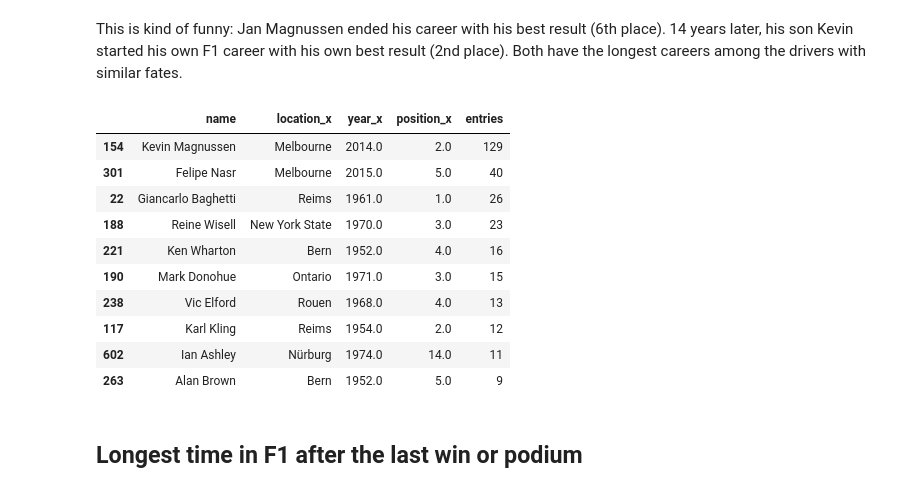
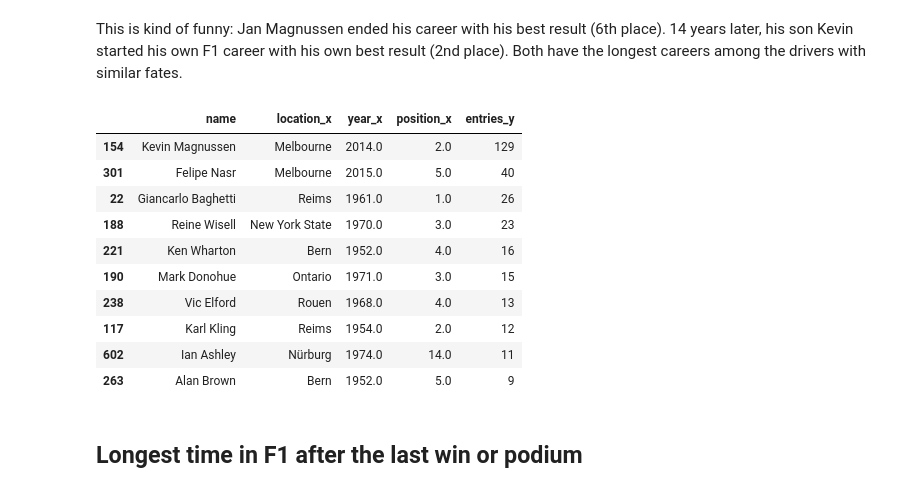
Before and after one commit to michalkasparek/f1-stats, a Jupyter notebook: Career Beginnings and Endings.ipynb, the cells around one changed output. Saved outputs shown, nothing was run; the diff lists cells and outputs as text; code cells hidden in the pictures.

```diff
--- a/Career Beginnings and Endings.ipynb
+++ b/Career Beginnings and Endings.ipynb
@@ -20,4 +20,4 @@ firstRaces = firstRaces[~firstRaces.name.isin(firstGPdrivers)]
 
 firstRaces = firstRaces[~firstRaces.name.isin(driversIndyOnly)]
 
-firstRaces = firstRaces[["name", "year", "location", "position"]].sort_values(by=["year", "position"])
+firstRaces = firstRaces.sort_values(by=["year", "position"])
@@ -155,11 +127,11 @@ bestFirstRaces = bestFirstRaces[bestFirstRaces["position_x"] == bestFirstRaces["
 
 bestFirstRaces = bestFirstRaces[bestFirstRaces["location_x"] == bestFirstRaces["location_y"]]
 
-bestFirstRaces = bestFirstRaces[bestFirstRaces["entries"] > 1]
+bestFirstRaces = bestFirstRaces[bestFirstRaces["entries_y"] > 1]
 # %%
-bestFirstRaces[["name", "location_x", "year_x", "position_x", "entries"]].dropna().sort_values(by="entries", ascending=False).head(10)
+bestFirstRaces[["name", "location_x", "year_x", "position_x", "entries_y"]].dropna().sort_values(by="entries_y", ascending=False).head(10)
 # %% [output]
-|  | name | location_x | year_x | position_x | entries |
+|  | name | location_x | year_x | position_x | entries_y |
 | 154 | Kevin Magnussen | Melbourne | 2014.0 | 2.0 | 129 |
 | 301 | Felipe Nasr | Melbourne | 2015.0 | 5.0 | 40 |
 | 22 | Giancarlo Baghetti | Reims | 1961.0 | 1.0 | 26 |
```
Also changed, not shown: parts of 9 cells of this notebook, 4 other files.
